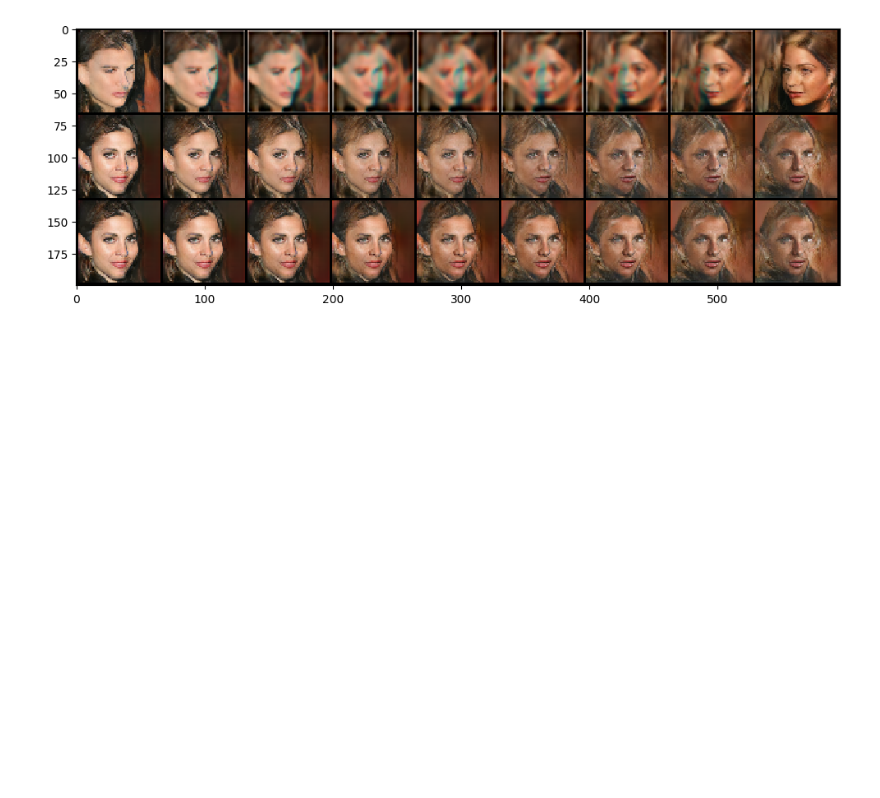
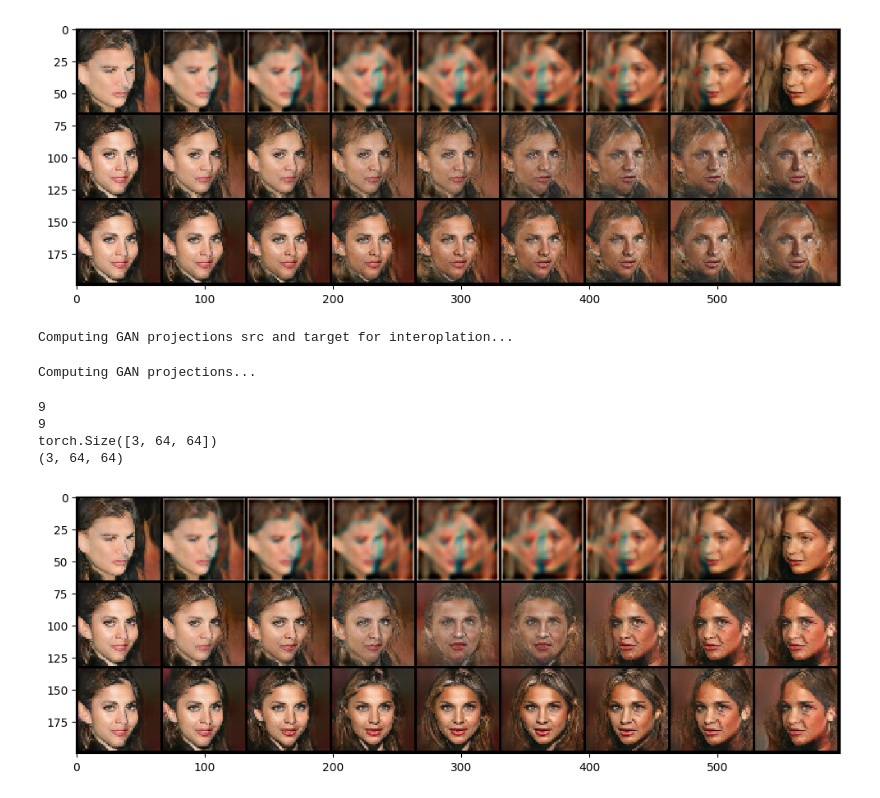
Before and after one commit to George0828Zhang/gradient-origin-morph, a Jupyter notebook: PGAN.ipynb, the cells around one changed output. Cells and saved outputs as stored; diff of their text form; code cells hidden in the pictures; blank space fills up the shorter version.

```diff
--- a/PGAN.ipynb
+++ b/PGAN.ipynb
@@ -474,0 +479,63 @@ show(make_grid(torch.cat([final_OT,final_ours, final_GAN], dim=0),
+# %%
+print("Computing GAN projections src and target for interoplation...")
+iters = 5
+# Project OT results on GAN
+I_src, z_src = project_on_generator(model, out_OT[0])
+I_target, z_target = project_on_generator(model, out_OT[-1])
+# %% [output]
+Computing GAN projections src and target for interoplation...
+# %%
+# Linearly interpolate GAN's latent space
+noise1 = z_src
+noise2 = z_target
+out_GAN = []
+GAN_interp_noises = []
+for t in np.linspace(0,1,L):
+    t = float(t)  # cast numpy object to primative type
+    z_inter = (1-t)*noise1 + t*noise2
+    GAN_interp_noises.append(z_inter)
+    GAN_image = model.test(z_inter).cpu().data
+    GAN_image = F.interpolate(GAN_image, img_size).squeeze(0)
+
+    GAN_image = GAN_image.numpy()
+    out_GAN.append(GAN_image)
+# %%
+print("Computing GAN projections...")
+iters = 5
+z_dim = 512
+# Project OT results on GAN
+GAN_projections = []
+for ct, I in enumerate(out_OT):
+    if ct == 0:
+        GAN_projections.append((I_src, z_src))
+    elif ct == len(out_OT) - 1:
+        GAN_projections.append((I_target, z_target))
+    else:
+        I_, z = project_on_generator_from_z(model, I, GAN_interp_noises[ct].detach())
+        GAN_projections.append((I_, z))
+GAN_projections_images, GAN_projections_noises = zip(*GAN_projections)
+out_ours = GAN_projections_images
+# %% [output]
+Computing GAN projections...
+# %%
+img_size = (64,64)
+out_ours = [F.interpolate(i.unsqueeze(0), img_size).squeeze(0) for i in out_ours]
+# %%
+print(len(out_ours))
+print(len(out_GAN))
+print(out_ours[2].shape)
+print(out_GAN[0].shape)
+# %% [output]
+9
+9
+torch.Size([3, 64, 64])
+(3, 64, 64)
+# %%
+final_ours = torch.stack([torch.Tensor(im).reshape(3,*img_size) for im in out_ours])
+final_GAN = torch.stack([torch.Tensor(im).reshape(3,*img_size) for im in out_GAN])
+show(make_grid(torch.cat([final_OT,final_ours, final_GAN], dim=0),
+        normalize=True,
+        nrow=L,
+        range=(-1.,1.)))
+# %% [output]
+[figure, added]
```
Also changed, not shown: parts of 4 cells of this notebook.
